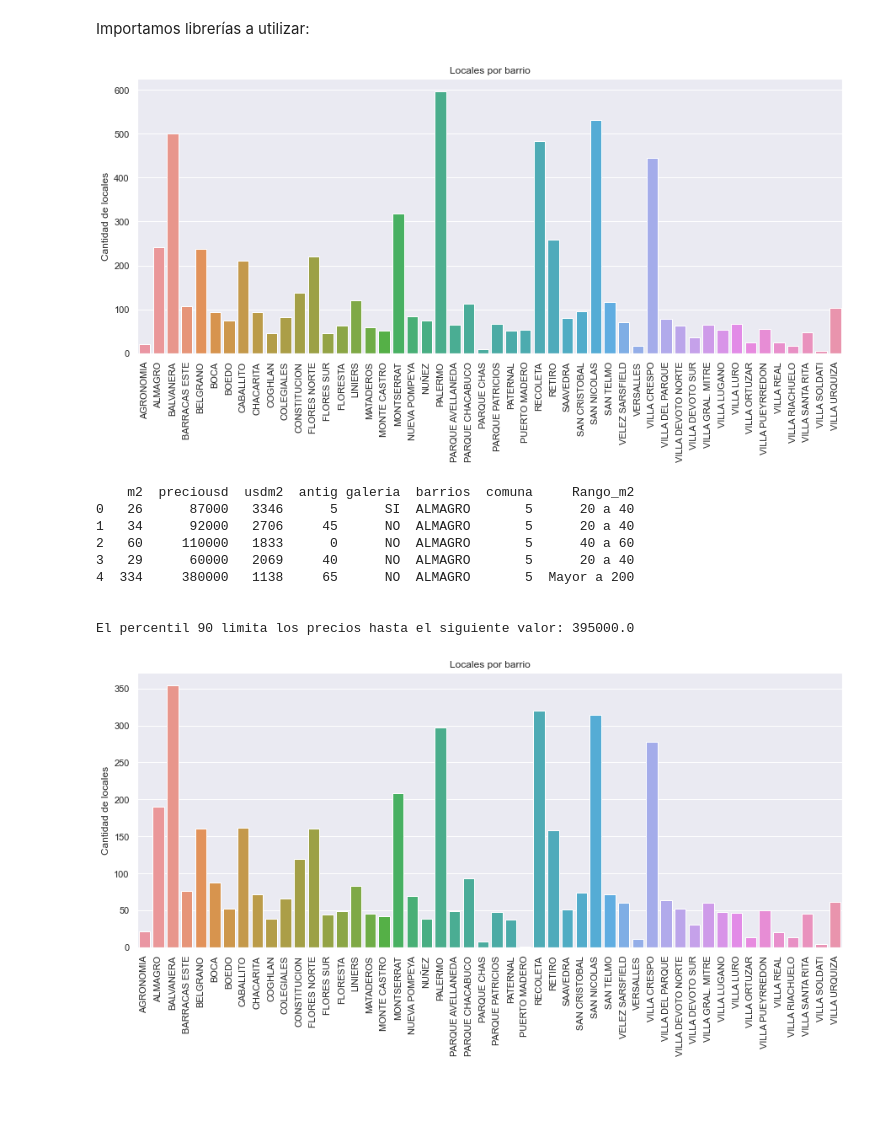
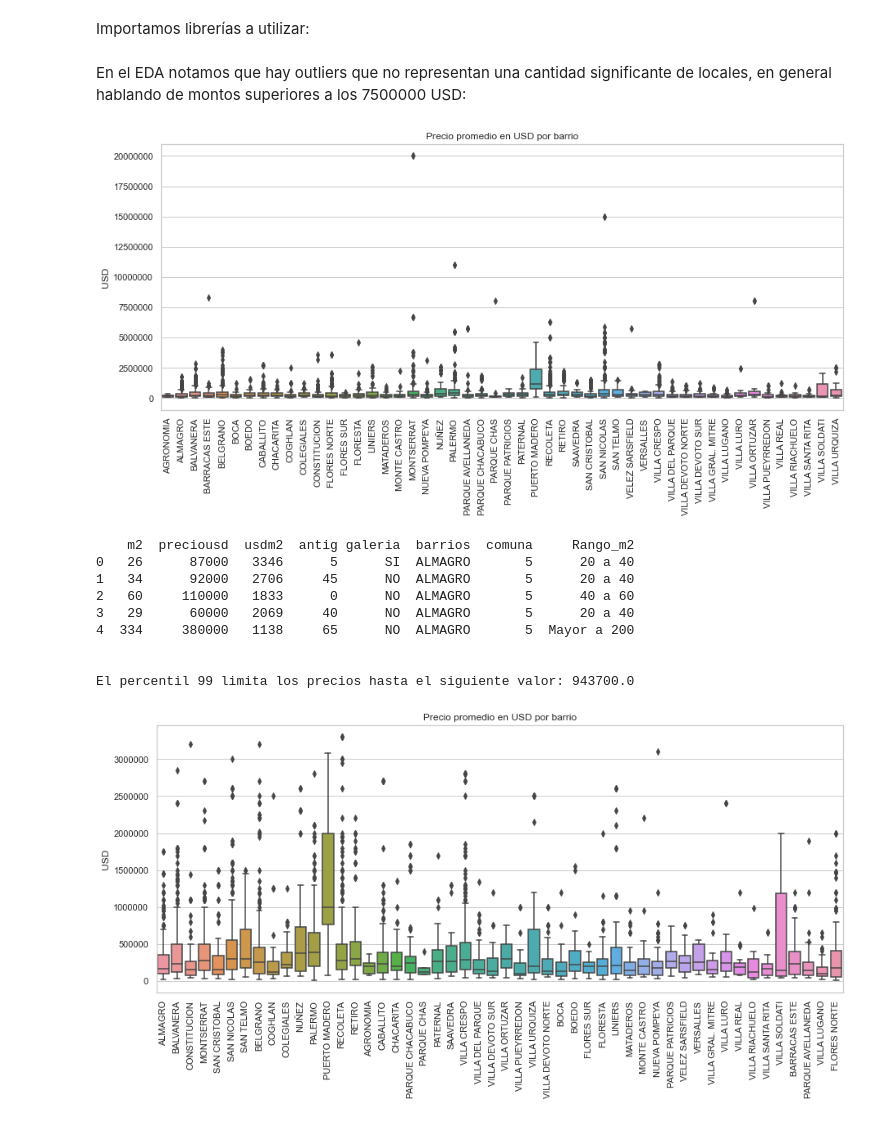
Before and after one commit to stevennm/data_science_utn_clusterai2021_Martins, a Jupyter notebook: clusterai_Steven_Martins_machine_learning.ipynb, the cells around one changed output. Drawn from its saved outputs; the diff is of its cells as text; code cells hidden in the pictures; blank space fills up the shorter version.

```diff
--- a/clusterai_Steven_Martins_machine_learning.ipynb
+++ b/clusterai_Steven_Martins_machine_learning.ipynb
@@ -28,42 +28,50 @@ Importamos librerías a utilizar:
 from sklearn import preprocessing
 from sklearn.model_selection import train_test_split
 from sklearn.linear_model import LinearRegression
+# %% [markdown]
+En el EDA notamos que hay outliers que no representan una cantidad significante de locales, en general hablando de montos superiores a los 7500000 USD:
 # %%
-sns.set_context(context="paper", )
-sns.set_theme(style="darkgrid")
+graf = df.sort_values("barrios")
 plt.figure(figsize=(15,6))
-sns.countplot(x=df.barrios.sort_values(ascending = True))
-plt.title("Locales por barrio")
-plt.ylabel("Cantidad de locales")
+sns.set_theme(style="whitegrid")
+ax = sns.boxplot(x=graf.barrios, y=graf.preciousd, data=graf)
+
+plt.title("Precio promedio en USD por barrio")
+plt.ylabel("USD")
 plt.xlabel("")
+
+plt.ticklabel_format(style='plain', axis='y')
 plt.xticks(rotation=90)
 plt.show()
 # %% [output]
-[figure, old version]
+[figure, new version]
 # %%
 print(df.head())
 print('\n')
-print('El percentil 90 limita los precios hasta el siguiente valor: ' + str(df.preciousd.quantile(0.90)) )
-df_ajustada = df[df.preciousd < df.preciousd.quantile(0.90)]
+print('El percentil 99 limita los precios hasta el siguiente valor: ' + str(df.preciousd.quantile(0.90)) )
+df_ajustada = df[df.preciousd < df.preciousd.quantile(0.99)]
 print('')
 
-sns.set_context(context="paper", )
-sns.set_theme(style="darkgrid")
+graf = df.sort_values("barrios")
 plt.figure(figsize=(15,6))
-sns.countplot(x=df_ajustada.barrios.sort_values(ascending = True))
-plt.title("Locales por barrio")
-plt.ylabel("Cantidad de locales")
+sns.set_theme(style="whitegrid")
+ax = sns.boxplot(x=df_ajustada.barrios, y=df_ajustada.preciousd, data=graf)
+
+plt.title("Precio promedio en USD por barrio")
+plt.ylabel("USD")
 plt.xlabel("")
+
+plt.ticklabel_format(style='plain', axis='y')
 plt.xticks(rotation=90)
 plt.show()
 # %% [output]
     m2  preciousd  usdm2  antig galeria  barrios  comuna     Rango_m2
 0   26      87000   3346      5      SI  ALMAGRO       5      20 a 40
 1   34      92000   2706     45      NO  ALMAGRO       5      20 a 40
 2   60     110000   1833      0      NO  ALMAGRO       5      40 a 60
 3   29      60000   2069     40      NO  ALMAGRO       5      20 a 40
 4  334     380000   1138     65      NO  ALMAGRO       5  Mayor a 200
 
 
-El percentil 90 limita los precios hasta el siguiente valor: 395000.0
+El percentil 99 limita los precios hasta el siguiente valor: 943700.0
-[figure, old version]
+[figure, new version]
```
Also changed, not shown: parts of 1 cell of this notebook.
